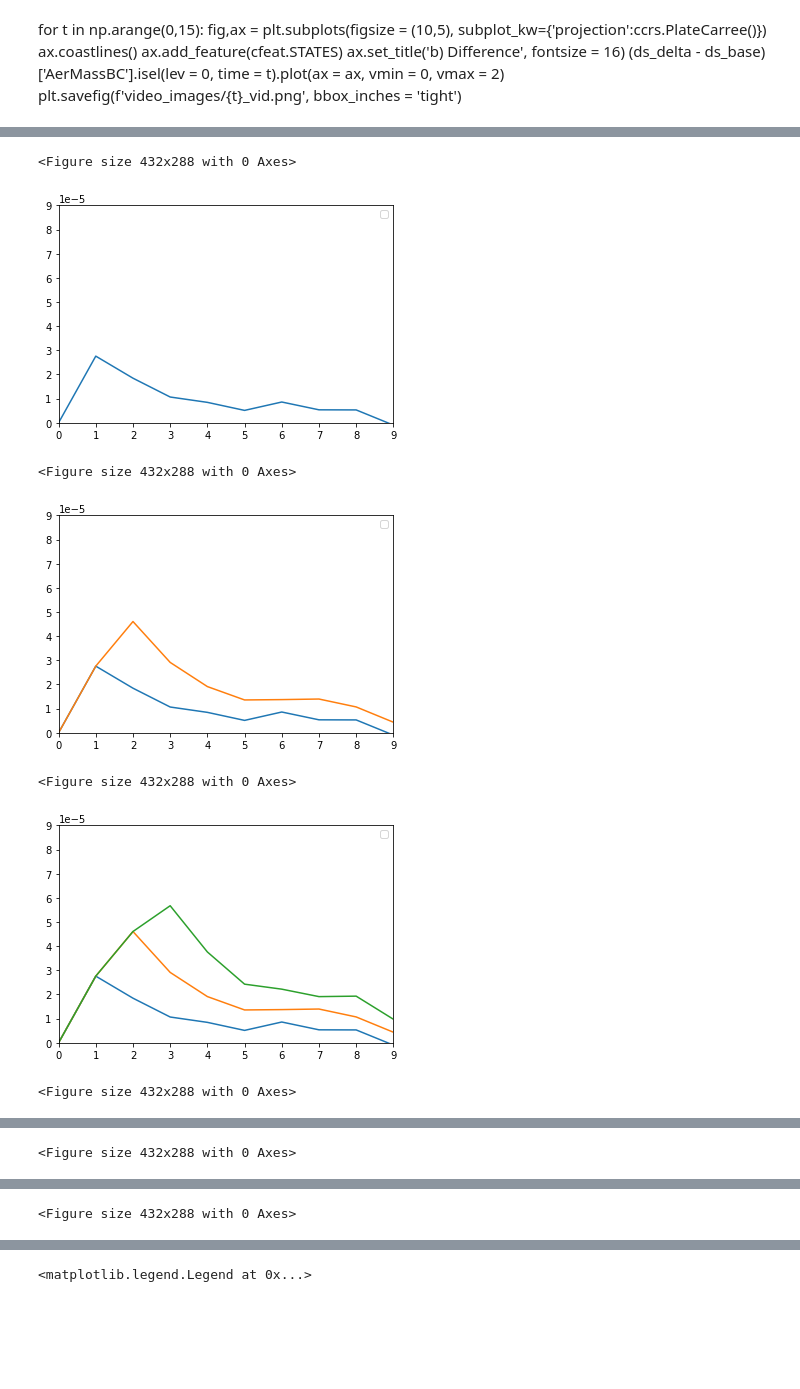
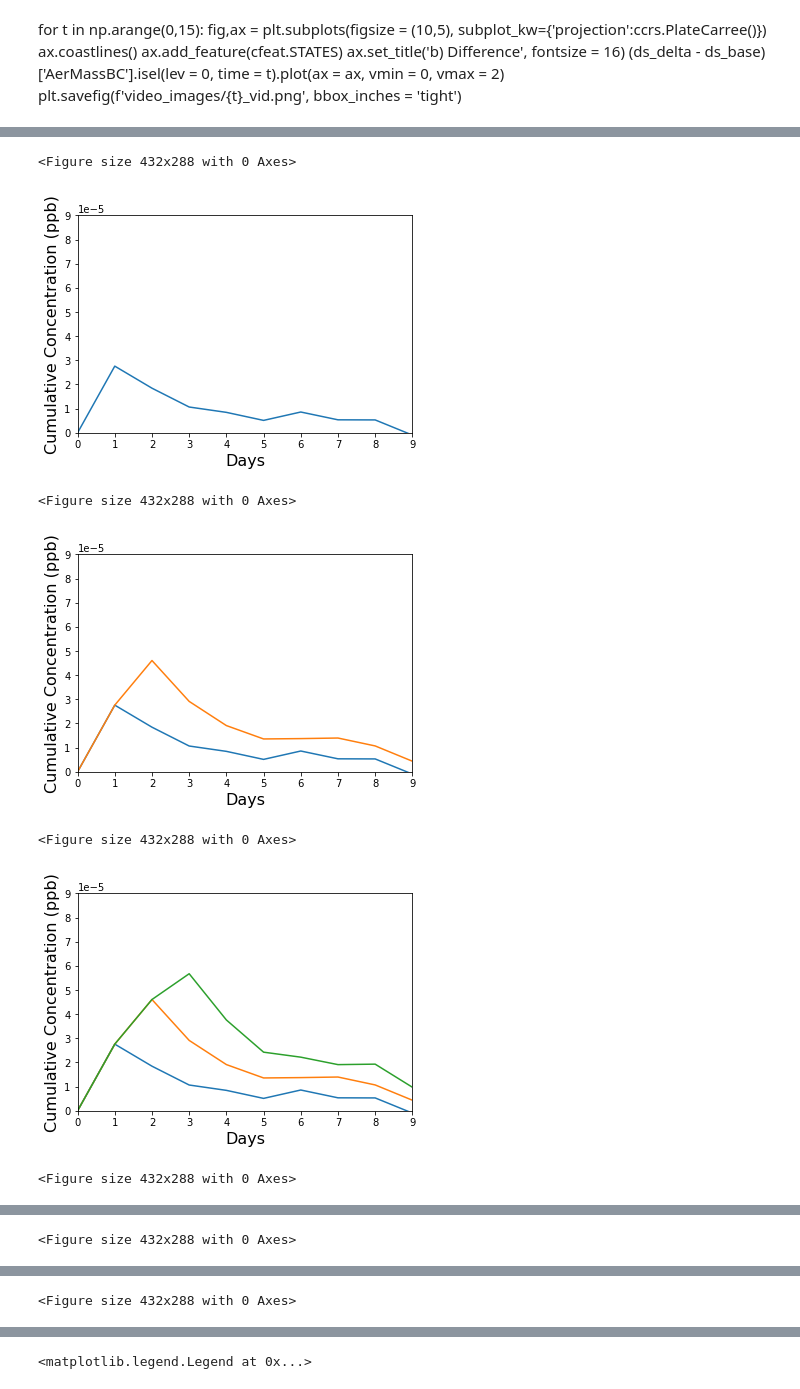
Before and after one commit to lfreese/BC-IRF, a Jupyter notebook: sustained_analysis.ipynb, the cells around one changed output, grey strips where cells are left out. Saved outputs shown, nothing was run; the diff lists cells and outputs as text; code cells hidden in the pictures; blank space fills up the shorter version.

```diff
--- a/sustained_analysis.ipynb
+++ b/sustained_analysis.ipynb
@@ -48,3 +48,7 @@ def calc_δc_δt(ds_delta, ds_base, conc_species):
                             utils.global_w_mean(ds_base, conc_species))
     δc_δt = ds_delta['conc_dif'].diff('time')
     return(δc_δt)
+# %%
+ds_emis2x = ds_emis2x.rename({'AREA':'area'})
+ds_emisbase = ds_emisbase.rename({'AREA':'area'})
+ds_emispulse = ds_emispulse.rename({'AREA':'area'})
@@ -51,3 +57,6 @@ def calc_δc_δt(ds_delta, ds_base, conc_species):
+# %%
+ds_delta = ds_delta.rename({'AREA':'area'})
+ds_base = ds_base.rename({'AREA':'area'})
 # %%
 f = (utils.global_w_mean(ds_emis2x, 'EmisBC_Total') - utils.global_w_mean(ds_emisbase, 'EmisBC_Total'))
 f= f.assign_coords(time = np.arange(0,len(f['time'])))
@@ -102,10 +117,11 @@ NameError: name 'C_df' is not defined
 # %%
 for n in np.arange(1,10):
     plt.figure()
-    C_df[C_df.columns[:n]].plot()
+    C_df[C_df.columns[:n]].plot(legend = False)
     #plt.axvline(15)
     plt.xlim(0,9)
-    plt.legend('')
-    plt.savefig(f'video_images/000{n}.png')
+    plt.xlabel('Days', fontsize = 16)
+    plt.ylabel('Concentration (ppb)', fontsize = 16)
+    plt.savefig(f'video_images/000{n}.png', bbox_inches = 'tight', dpi = 300)
 # %% [output]
 <Figure size 432x288 with 0 Axes>
@@ -124,17 +140,18 @@ for n in np.arange(1,10):
 # %%
 for n in np.arange(1,10):
     plt.figure()
-    C_df.cumsum(axis = 1)[C_df.cumsum(axis = 1).columns[:n]].plot()
+    C_df.cumsum(axis = 1)[C_df.cumsum(axis = 1).columns[:n]].plot(legend = False)
     #plt.axvline(15)
     plt.xlim(0,9)
     plt.ylim(0,9e-5)
-    plt.legend('')
-    plt.savefig(f'video_images/000{n}.png')
+    plt.xlabel('Days', fontsize = 16)
+    plt.ylabel('Cumulative Concentration (ppb)', fontsize = 16)
+    plt.savefig(f'video_images/000{n}.png', dpi = 300, bbox_inches = 'tight')
 # %% [output]
 <Figure size 432x288 with 0 Axes>
-[figure, old version]
+[figure, new version]
 <Figure size 432x288 with 0 Axes>
-[figure, old version]
+[figure, new version]
 <Figure size 432x288 with 0 Axes>
-[figure, old version]
+[figure, new version]
 <Figure size 432x288 with 0 Axes>
```
Also changed, not shown: parts of 7 cells of this notebook, 20 other files.
